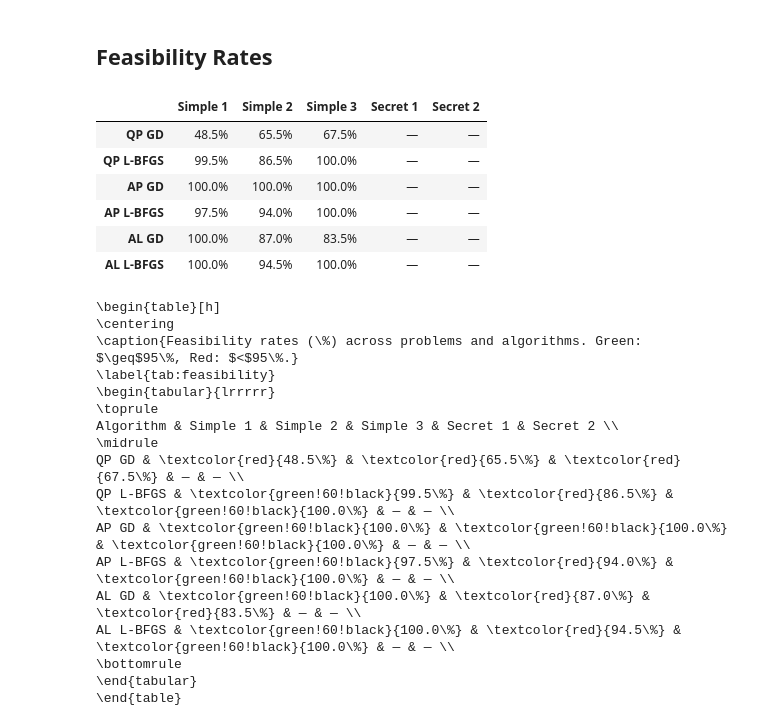
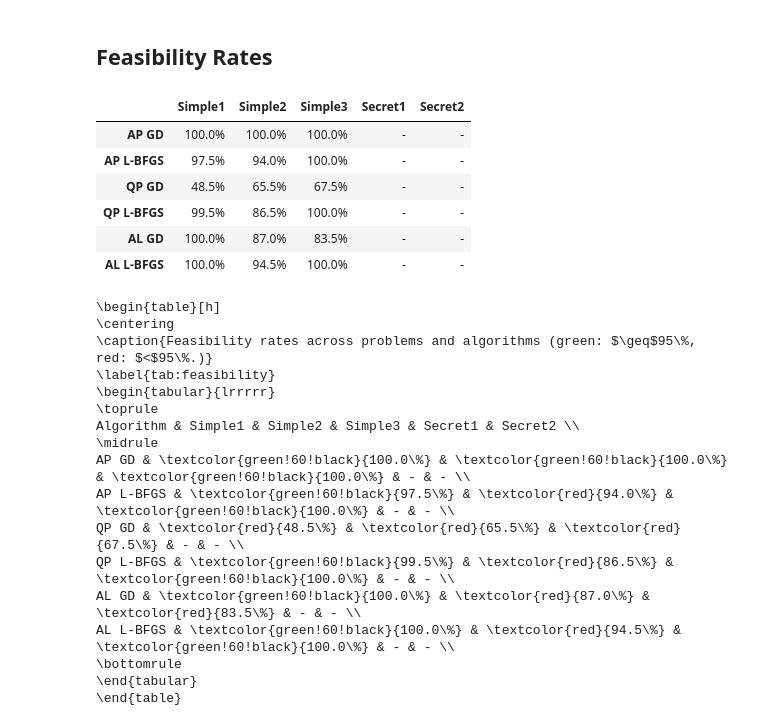
Before and after one commit to Astromatthe/AA222Project2, a Jupyter notebook: project2.ipynb, the cells around one changed output. Saved outputs shown, nothing was run; the diff lists cells and outputs as text; code cells hidden in the pictures.

```diff
--- a/project2.ipynb
+++ b/project2.ipynb
@@ -238,10 +241,10 @@ with open("hypersearch_results/all_results.json") as f:
     hyper = json.load(f)
 
 algo_keys = [
+    ('abs_gd',     'absolute_penalty_gradient_descent',     'AP GD'),
+    ('abs_lbfgs',  'absolute_penalty_l_bfgs',               'AP L-BFGS'),
     ('quad_gd',    'quadratic_penalty_gradient_descent',    'QP GD'),
     ('quad_lbfgs', 'quadratic_penalty_l_bfgs',              'QP L-BFGS'),
-    ('abs_gd',     'absolute_penalty_gradient_descent',     'AP GD'),
-    ('abs_lbfgs',  'absolute_penalty_l_bfgs',               'AP L-BFGS'),
     ('aug_gd',     'augmented_lagrangian_gradient_descent', 'AL GD'),
     ('aug_lbfgs',  'augmented_lagrangian_l_bfgs',           'AL L-BFGS'),
 ]
@@ -256,7 +259,7 @@ for _, algo_key, label in algo_keys:
     rows[label] = row
 
 df = pd.DataFrame(rows, index=problems).T
-df.columns = [c.replace('simple', 'Simple ').replace('secret', 'Secret ').title() for c in df.columns]
+df.columns = [c.replace('simple', 'Simple').replace('secret', 'Secret').title() for c in df.columns]
 
 def color_cell(val):
     if val is None or (isinstance(val, float) and pd.isna(val)):
@@ -264,59 +267,59 @@ def color_cell(val):
     return 'color: green; font-weight: bold' if val >= 95 else 'color: red; font-weight: bold'
 
 def fmt(val):
-    return f'{val:.1f}%' if val is not None and not (isinstance(val, float) and pd.isna(val)) else '—'
+    return f'{val:.1f}%' if val is not None and not (isinstance(val, float) and pd.isna(val)) else '-'
 
 styled = df.style.applymap(color_cell).format(fmt)
 display(styled)
 
 # LaTeX export
 latex_lines = []
 cols = list(df.columns)
 latex_lines.append(r'\begin{table}[h]')
 latex_lines.append(r'\centering')
-latex_lines.append(r'\caption{Feasibility rates (\%) across problems and algorithms. Green: $\geq$95\%, Red: $<$95\%.}')
+latex_lines.append(r'\caption{Feasibility rates across problems and algorithms (green: $\geq$95\%, red: $<$95\%.)}')
 latex_lines.append(r'\label{tab:feasibility}')
 latex_lines.append(r'\begin{tabular}{l' + 'r' * len(cols) + '}')
 latex_lines.append(r'\toprule')
 latex_lines.append('Algorithm & ' + ' & '.join(cols) + r' \\')
 latex_lines.append(r'\midrule')
 for algo, row in df.iterrows():
     cells = []
     for val in row:
         if val is None or (isinstance(val, float) and pd.isna(val)):
-            cells.append('—')
+            cells.append('-')
         elif val >= 95:
             cells.append(r'\textcolor{green!60!black}{' + f'{val:.1f}\%' + '}')
         else:
             cells.append(r'\textcolor{red}{' + f'{val:.1f}\%' + '}')
     latex_lines.append(algo + ' & ' + ' & '.join(cells) + r' \\')
 latex_lines.append(r'\bottomrule')
 latex_lines.append(r'\end{tabular}')
 
 latex_lines.append(r'\end{table}')
 print('\n'.join(latex_lines))
 # %% [output]
-|  | Simple 1 | Simple 2 | Simple 3 | Secret 1 | Secret 2 |
-| QP GD | 48.5% | 65.5% | 67.5% | — | — |
-| QP L-BFGS | 99.5% | 86.5% | 100.0% | — | — |
-| AP GD | 100.0% | 100.0% | 100.0% | — | — |
-| AP L-BFGS | 97.5% | 94.0% | 100.0% | — | — |
-| AL GD | 100.0% | 87.0% | 83.5% | — | — |
-| AL L-BFGS | 100.0% | 94.5% | 100.0% | — | — |
+|  | Simple1 | Simple2 | Simple3 | Secret1 | Secret2 |
+| AP GD | 100.0% | 100.0% | 100.0% | - | - |
+| AP L-BFGS | 97.5% | 94.0% | 100.0% | - | - |
+| QP GD | 48.5% | 65.5% | 67.5% | - | - |
+| QP L-BFGS | 99.5% | 86.5% | 100.0% | - | - |
+| AL GD | 100.0% | 87.0% | 83.5% | - | - |
+| AL L-BFGS | 100.0% | 94.5% | 100.0% | - | - |
 \begin{table}[h]
 \centering
-\caption{Feasibility rates (\%) across problems and algorithms. Green: $\geq$95\%, Red: $<$95\%.}
+\caption{Feasibility rates across problems and algorithms (green: $\geq$95\%, red: $<$95\%.)}
 \label{tab:feasibility}
 \begin{tabular}{lrrrrr}
 \toprule
-Algorithm & Simple 1 & Simple 2 & Simple 3 & Secret 1 & Secret 2 \\
+Algorithm & Simple1 & Simple2 & Simple3 & Secret1 & Secret2 \\
 \midrule
-QP GD & \textcolor{red}{48.5\%} & \textcolor{red}{65.5\%} & \textcolor{red}{67.5\%} & — & — \\
-QP L-BFGS & \textcolor{green!60!black}{99.5\%} & \textcolor{red}{86.5\%} & \textcolor{green!60!black}{100.0\%} & — & — \\
-AP GD & \textcolor{green!60!black}{100.0\%} & \textcolor{green!60!black}{100.0\%} & \textcolor{green!60!black}{100.0\%} & — & — \\
-AP L-BFGS & \textcolor{green!60!black}{97.5\%} & \textcolor{red}{94.0\%} & \textcolor{green!60!black}{100.0\%} & — & — \\
-AL GD & \textcolor{green!60!black}{100.0\%} & \textcolor{red}{87.0\%} & \textcolor{red}{83.5\%} & — & — \\
-AL L-BFGS & \textcolor{green!60!black}{100.0\%} & \textcolor{red}{94.5\%} & \textcolor{green!60!black}{100.0\%} & — & — \\
+AP GD & \textcolor{green!60!black}{100.0\%} & \textcolor{green!60!black}{100.0\%} & \textcolor{green!60!black}{100.0\%} & - & - \\
+AP L-BFGS & \textcolor{green!60!black}{97.5\%} & \textcolor{red}{94.0\%} & \textcolor{green!60!black}{100.0\%} & - & - \\
+QP GD & \textcolor{red}{48.5\%} & \textcolor{red}{65.5\%} & \textcolor{red}{67.5\%} & - & - \\
+QP L-BFGS & \textcolor{green!60!black}{99.5\%} & \textcolor{red}{86.5\%} & \textcolor{green!60!black}{100.0\%} & - & - \\
+AL GD & \textcolor{green!60!black}{100.0\%} & \textcolor{red}{87.0\%} & \textcolor{red}{83.5\%} & - & - \\
+AL L-BFGS & \textcolor{green!60!black}{100.0\%} & \textcolor{red}{94.5\%} & \textcolor{green!60!black}{100.0\%} & - & - \\
 \bottomrule
 \end{tabular}
 \end{table}
```
Also changed, not shown: parts of 3 cells of this notebook, 6 other files.
